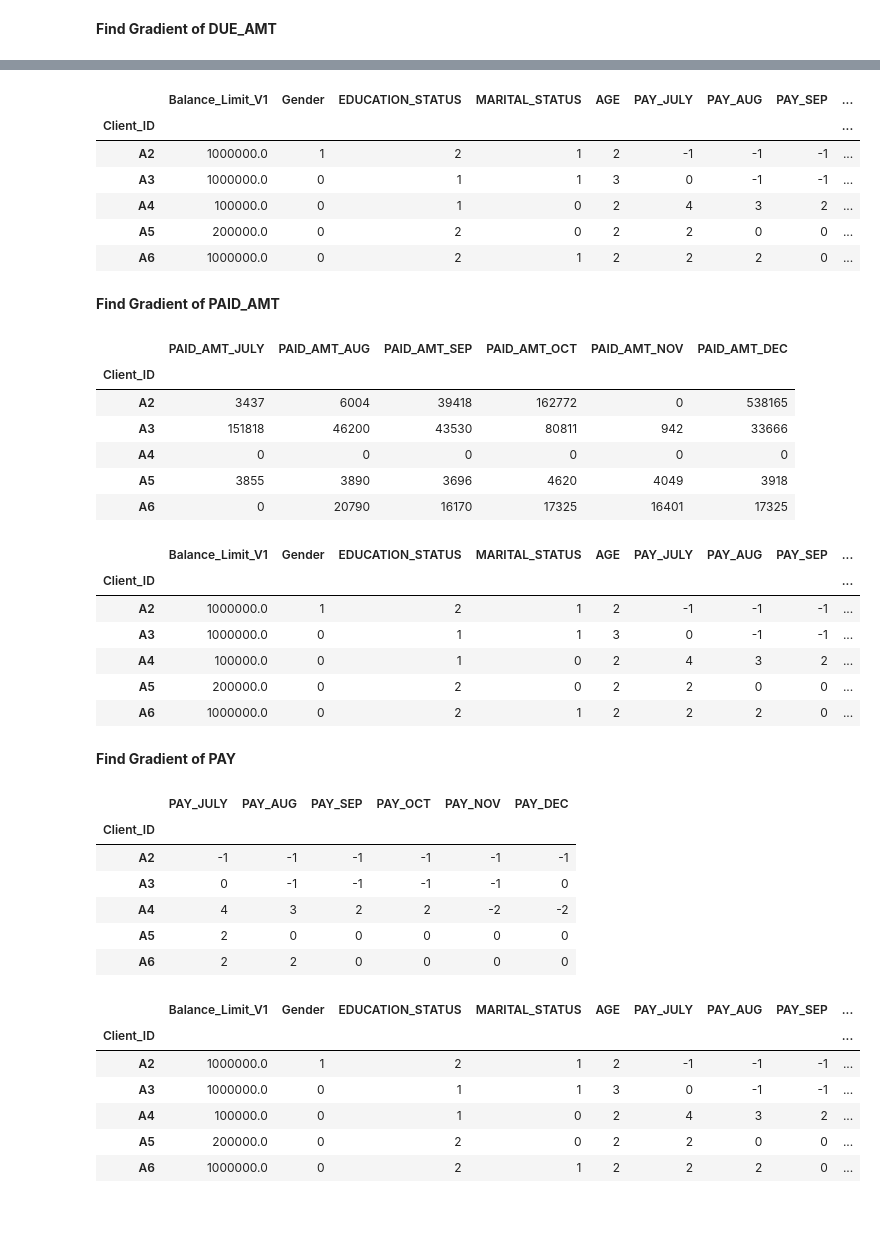
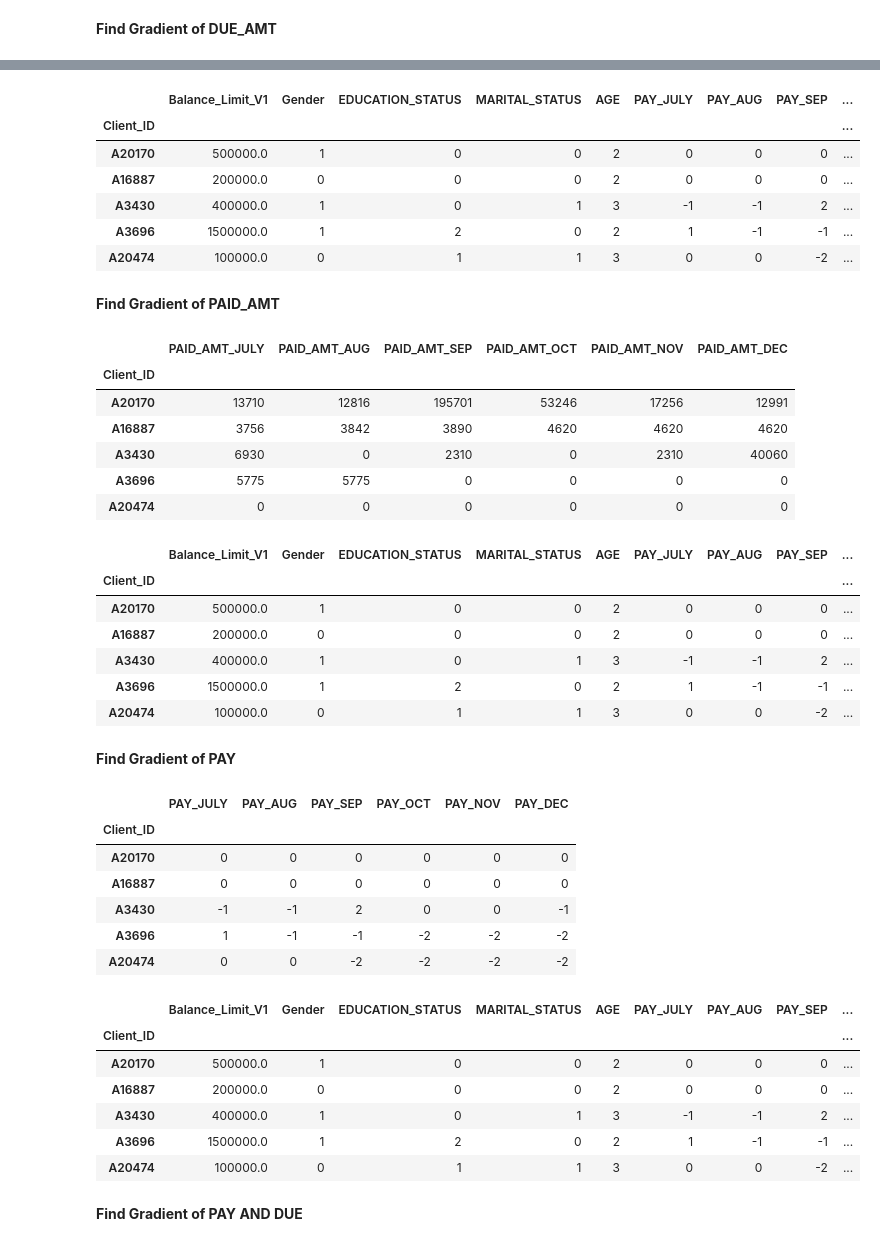
Before and after one commit to Prabha11/pre-datastorm-v1-0, a Jupyter notebook: pre_data_storm_preprocessing.ipynb, the cells around one changed output, grey strips where cells are left out. Saved outputs shown, nothing was run; the diff lists cells and outputs as text; code cells hidden in the pictures; blank space fills up the shorter version.

```diff
--- a/pre_data_storm_preprocessing.ipynb
+++ b/pre_data_storm_preprocessing.ipynb
@@ -20,3 +20,7 @@ df.head()
 | A4 | 100K | F | High School | Single | 31-45 | 4 | 3 | 2 | ... |
 | A5 | 200K | F | Graduate | Single | 31-45 | 2 | 0 | 0 | ... |
 | A6 | 1M | F | Graduate | Other | 31-45 | 2 | 2 | 0 | ... |
+# %%
+#read test data set
+df_test = pd.read_csv("drive/My Drive/FYP/dataset/credit_card_default_test.csv", index_col=0)
+df_test.head()
@@ -50,3 +62,17 @@ df.head()
 | A4 | 100000.0 | 0 | 1 | 0 | 2 | 4 | 3 | 2 | ... |
 | A5 | 200000.0 | 0 | 2 | 0 | 2 | 2 | 0 | 0 | ... |
 | A6 | 1000000.0 | 0 | 2 | 1 | 2 | 2 | 2 | 0 | ... |
+# %%
+#test data set pre processing
+
+#convet to string balance limit to float
+df_test.Balance_Limit_V1 = (df_test.Balance_Limit_V1.replace(r'[KMB]+$', '', regex=True).astype(float) * df_test.Balance_Limit_V1.str.extract(r'[\d\.]+([KMB]+)', expand=False).fillna(1).replace(['K','M', 'B'], [10**3, 10**6, 10**9]).astype(int))
+df_test.head()
+
+#gender education marital age stringto int convert
+df_test.Gender.replace(['M', 'F'], [1, 0], inplace=True)
+df_test.EDUCATION_STATUS.replace(['Graduate', 'High School', 'Other'], [2, 1, 0], inplace=True)
+df_test.MARITAL_STATUS.replace(['Other', 'Single'], [1, 0], inplace=True)
+df_test.AGE.replace(['Less than 30', '31-45', '46-65','More than 65'], [3, 2, 1, 0], inplace=True)
+
+df_test.head()
@@ -69,6 +103,8 @@ X
 | A29999 | 200000.0 | 0 | 1 | 0 | 2 | 1 | -1 | 0 | ... |
 | A30000 | 200000.0 | 0 | 0 | 0 | 1 | 0 | 0 | 0 | ... |
 24000 rows × 23 columns
+# %%
+X = df_test
 # %% [markdown]
 **Find Gradient of DUE_AMT**
 # %%
@@ -112,11 +148,11 @@ X.head()
 # %% [output]
 |  | Balance_Limit_V1 | Gender | EDUCATION_STATUS | MARITAL_STATUS | AGE | PAY_JULY | PAY_AUG | PAY_SEP | ... |
 | Client_ID |  |  |  |  |  |  |  |  | ... |
-| A2 | 1000000.0 | 1 | 2 | 1 | 2 | -1 | -1 | -1 | ... |
-| A3 | 1000000.0 | 0 | 1 | 1 | 3 | 0 | -1 | -1 | ... |
-| A4 | 100000.0 | 0 | 1 | 0 | 2 | 4 | 3 | 2 | ... |
-| A5 | 200000.0 | 0 | 2 | 0 | 2 | 2 | 0 | 0 | ... |
-| A6 | 1000000.0 | 0 | 2 | 1 | 2 | 2 | 2 | 0 | ... |
+| A20170 | 500000.0 | 1 | 0 | 0 | 2 | 0 | 0 | 0 | ... |
+| A16887 | 200000.0 | 0 | 0 | 0 | 2 | 0 | 0 | 0 | ... |
+| A3430 | 400000.0 | 1 | 0 | 1 | 3 | -1 | -1 | 2 | ... |
+| A3696 | 1500000.0 | 1 | 2 | 0 | 2 | 1 | -1 | -1 | ... |
+| A20474 | 100000.0 | 0 | 1 | 1 | 3 | 0 | 0 | -2 | ... |
 # %% [markdown]
 **Find Gradient of PAID_AMT**
 # %%
@@ -125,11 +161,11 @@ PAID_X.head()
 # %% [output]
 |  | PAID_AMT_JULY | PAID_AMT_AUG | PAID_AMT_SEP | PAID_AMT_OCT | PAID_AMT_NOV | PAID_AMT_DEC |
 | Client_ID |  |  |  |  |  |  |
-| A2 | 3437 | 6004 | 39418 | 162772 | 0 | 538165 |
-| A3 | 151818 | 46200 | 43530 | 80811 | 942 | 33666 |
-| A4 | 0 | 0 | 0 | 0 | 0 | 0 |
-| A5 | 3855 | 3890 | 3696 | 4620 | 4049 | 3918 |
-| A6 | 0 | 20790 | 16170 | 17325 | 16401 | 17325 |
+| A20170 | 13710 | 12816 | 195701 | 53246 | 17256 | 12991 |
+| A16887 | 3756 | 3842 | 3890 | 4620 | 4620 | 4620 |
+| A3430 | 6930 | 0 | 2310 | 0 | 2310 | 40060 |
+| A3696 | 5775 | 5775 | 0 | 0 | 0 | 0 |
+| A20474 | 0 | 0 | 0 | 0 | 0 | 0 |
 # %%
 # Create an empty list
 Row_list =[]
@@ -153,11 +189,11 @@ X.head()
 # %% [output]
 |  | Balance_Limit_V1 | Gender | EDUCATION_STATUS | MARITAL_STATUS | AGE | PAY_JULY | PAY_AUG | PAY_SEP | ... |
 | Client_ID |  |  |  |  |  |  |  |  | ... |
-| A2 | 1000000.0 | 1 | 2 | 1 | 2 | -1 | -1 | -1 | ... |
-| A3 | 1000000.0 | 0 | 1 | 1 | 3 | 0 | -1 | -1 | ... |
-| A4 | 100000.0 | 0 | 1 | 0 | 2 | 4 | 3 | 2 | ... |
-| A5 | 200000.0 | 0 | 2 | 0 | 2 | 2 | 0 | 0 | ... |
-| A6 | 1000000.0 | 0 | 2 | 1 | 2 | 2 | 2 | 0 | ... |
+| A20170 | 500000.0 | 1 | 0 | 0 | 2 | 0 | 0 | 0 | ... |
+| A16887 | 200000.0 | 0 | 0 | 0 | 2 | 0 | 0 | 0 | ... |
+| A3430 | 400000.0 | 1 | 0 | 1 | 3 | -1 | -1 | 2 | ... |
+| A3696 | 1500000.0 | 1 | 2 | 0 | 2 | 1 | -1 | -1 | ... |
+| A20474 | 100000.0 | 0 | 1 | 1 | 3 | 0 | 0 | -2 | ... |
 # %% [markdown]
 **Find Gradient of PAY**
 # %%
@@ -166,36 +202,39 @@ PAY_X.head()
 # %% [output]
 |  | PAY_JULY | PAY_AUG | PAY_SEP | PAY_OCT | PAY_NOV | PAY_DEC |
 | Client_ID |  |  |  |  |  |  |
-| A2 | -1 | -1 | -1 | -1 | -1 | -1 |
-| A3 | 0 | -1 | -1 | -1 | -1 | 0 |
-| A4 | 4 | 3 | 2 | 2 | -2 | -2 |
-| A5 | 2 | 0 | 0 | 0 | 0 | 0 |
-| A6 | 2 | 2 | 0 | 0 | 0 | 0 |
+| A20170 | 0 | 0 | 0 | 0 | 0 | 0 |
+| A16887 | 0 | 0 | 0 | 0 | 0 | 0 |
+| A3430 | -1 | -1 | 2 | 0 | 0 | -1 |
+| A3696 | 1 | -1 | -1 | -2 | -2 | -2 |
+| A20474 | 0 | 0 | -2 | -2 | -2 | -2 |
 # %%
 # Create an empty list
 Row_list =[]
 
 # Iterate over each row
 for index, rows in PAY_X.iterrows():
     # Create list for the current row
     my_list =[rows.PAY_JULY, rows.PAY_AUG, rows.PAY_SEP, rows.PAY_OCT, rows.PAY_NOV, rows.PAY_DEC]
 
-    xs = np.array([1,2,3,4,5,6], dtype=np.float64)
-    ys = np.array(my_list, dtype=np.float64)
+    #xs = np.array([1,2,3,4,5,6], dtype=np.float64)
+    #ys = np.array(my_list, dtype=np.float64)
 
     # append the list to the final list
-    Row_list.append(best_fit_slope(xs,ys))
+    #Row_list.append(best_fit_slope(xs,ys))
+    Row_list.append(sum(my_list))
 
 # Print the list
 #print(Row_list)
 
 X["PAY_GRD"] = Row_list
 X.head()
 # %% [output]
 |  | Balance_Limit_V1 | Gender | EDUCATION_STATUS | MARITAL_STATUS | AGE | PAY_JULY | PAY_AUG | PAY_SEP | ... |
 | Client_ID |  |  |  |  |  |  |  |  | ... |
-| A2 | 1000000.0 | 1 | 2 | 1 | 2 | -1 | -1 | -1 | ... |
-| A3 | 1000000.0 | 0 | 1 | 1 | 3 | 0 | -1 | -1 | ... |
-| A4 | 100000.0 | 0 | 1 | 0 | 2 | 4 | 3 | 2 | ... |
-| A5 | 200000.0 | 0 | 2 | 0 | 2 | 2 | 0 | 0 | ... |
-| A6 | 1000000.0 | 0 | 2 | 1 | 2 | 2 | 2 | 0 | ... |
+| A20170 | 500000.0 | 1 | 0 | 0 | 2 | 0 | 0 | 0 | ... |
+| A16887 | 200000.0 | 0 | 0 | 0 | 2 | 0 | 0 | 0 | ... |
+| A3430 | 400000.0 | 1 | 0 | 1 | 3 | -1 | -1 | 2 | ... |
+| A3696 | 1500000.0 | 1 | 2 | 0 | 2 | 1 | -1 | -1 | ... |
+| A20474 | 100000.0 | 0 | 1 | 1 | 3 | 0 | 0 | -2 | ... |
+# %% [markdown]
+**Find Gradient of PAY AND DUE**
```
Also changed, not shown: parts of 7 cells of this notebook.
